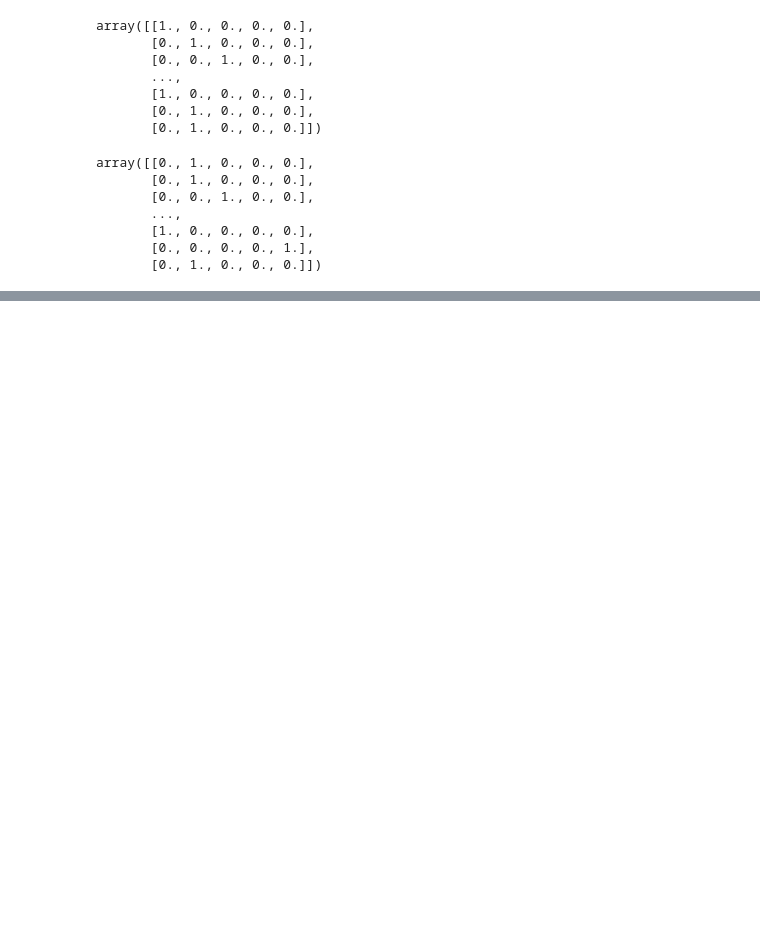
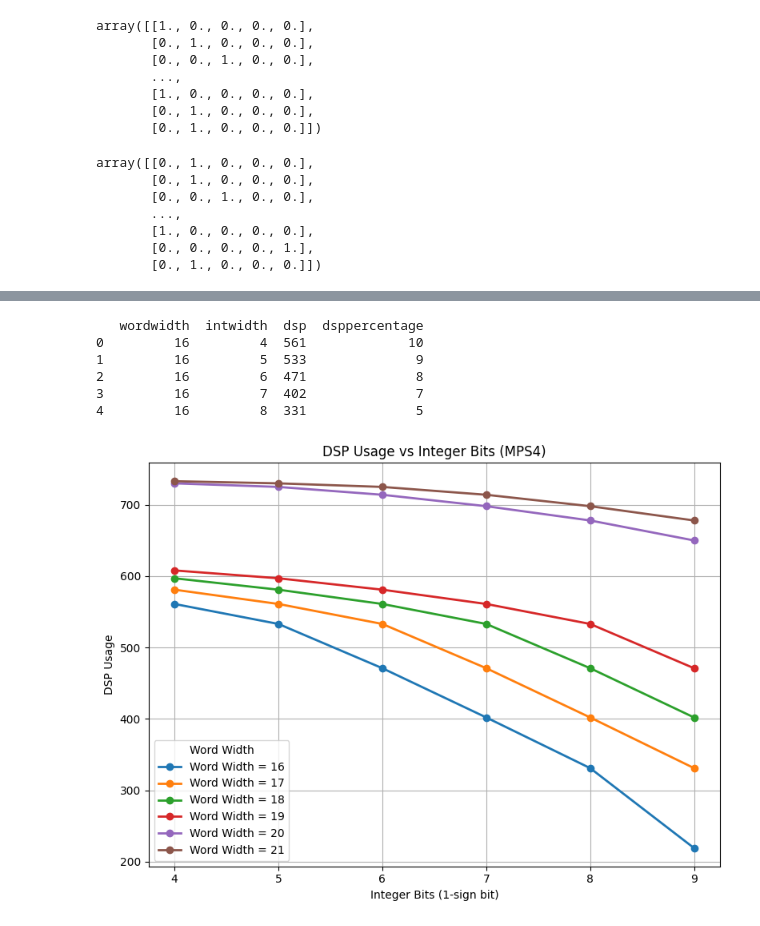
Before and after one commit to kalarimonk/hls4tenet, a Jupyter notebook: Accuracy_Check.ipynb, the cells around one changed output, grey strips where cells are left out. Cells and saved outputs as stored; diff of their text form; code cells hidden in the pictures; blank space fills up the shorter version.

```diff
--- a/Accuracy_Check.ipynb
+++ b/Accuracy_Check.ipynb
@@ -76,0 +228,44 @@ def save_npy_as_dat( npy_file: Path, results_dat: Path) -> None:
+# %%
+
+def plot_dsp_vs_integer_bits(ww_list, iw_list, dsp_list, dataset_name="MPS16"):
+    # Group data by word width
+    data = defaultdict(lambda: {"int": [], "dsp": []})
+
+    for w, i, a in zip(ww_list, iw_list, dsp_list):
+        data[w]["int"].append(i)
+        data[w]["dsp"].append(a)
+
+    # Plot
+    plt.figure(figsize=(8,6))
+
+    for w in sorted(data.keys()):
+        # Sort by integer bits so the line is drawn correctly
+        x, y = zip(*sorted(zip(data[w]["int"], data[w]["dsp"])))
+        plt.plot(x, y, marker='o', linewidth=2, label=f'Word Width = {w}')
+
+    ax = plt.gca()
+    # ax.yaxis.set_major_locator(MultipleLocator(100))
+    if max(dsp_list) > 5520:
+        plt.axhline(5520, linestyle='--', color='red', label='DSP Limit (5520)')
+
+    plt.xlabel("Integer Bits (1-sign bit)")
+    plt.ylabel("DSP Usage")
+    # plt.yticks(dsp_list)
+    plt.title(f"DSP Usage vs Integer Bits ({dataset_name})")
+    plt.grid(True)
+    plt.legend(title="Word Width")
+    plt.tight_layout()
+    plt.show()
+
+
+df = pd.read_csv("mps4_dsp.txt")
+print(df.head())
+plot_dsp_vs_integer_bits(df['wordwidth'].tolist(), df['intwidth'].tolist(), df['dsp'].tolist(), dataset_name="MPS4")
+# %% [output]
+   wordwidth  intwidth  dsp  dsppercentage
+0         16         4  561             10
+1         16         5  533              9
+2         16         6  471              8
+3         16         7  402              7
+4         16         8  331              5
+[figure, added]
```
Also changed, not shown: parts of 38 cells of this notebook.
